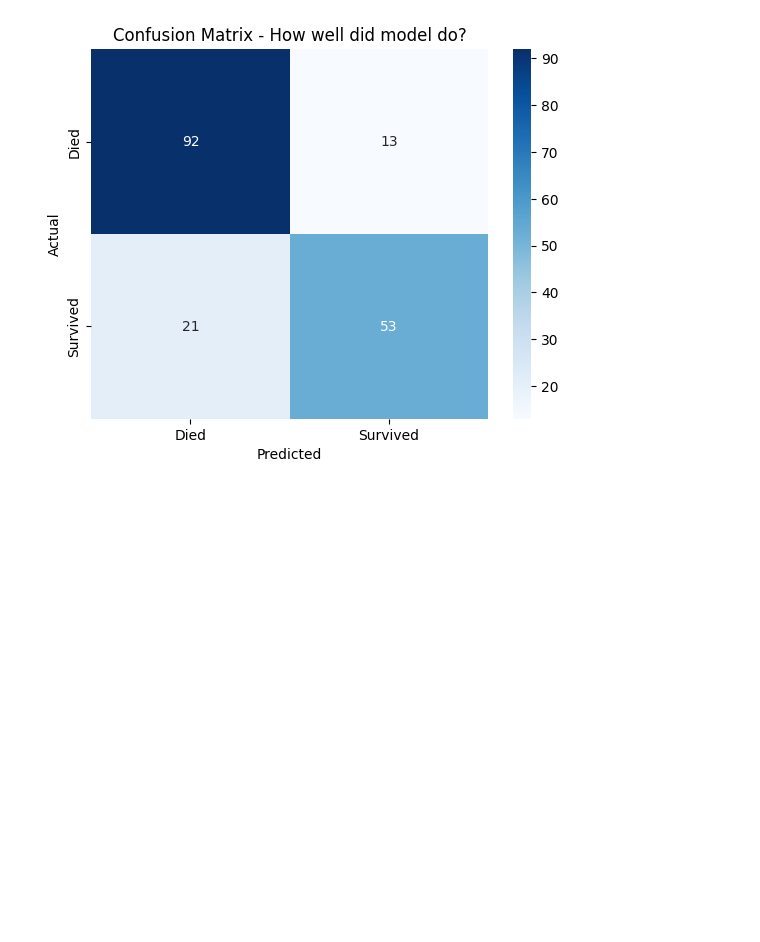
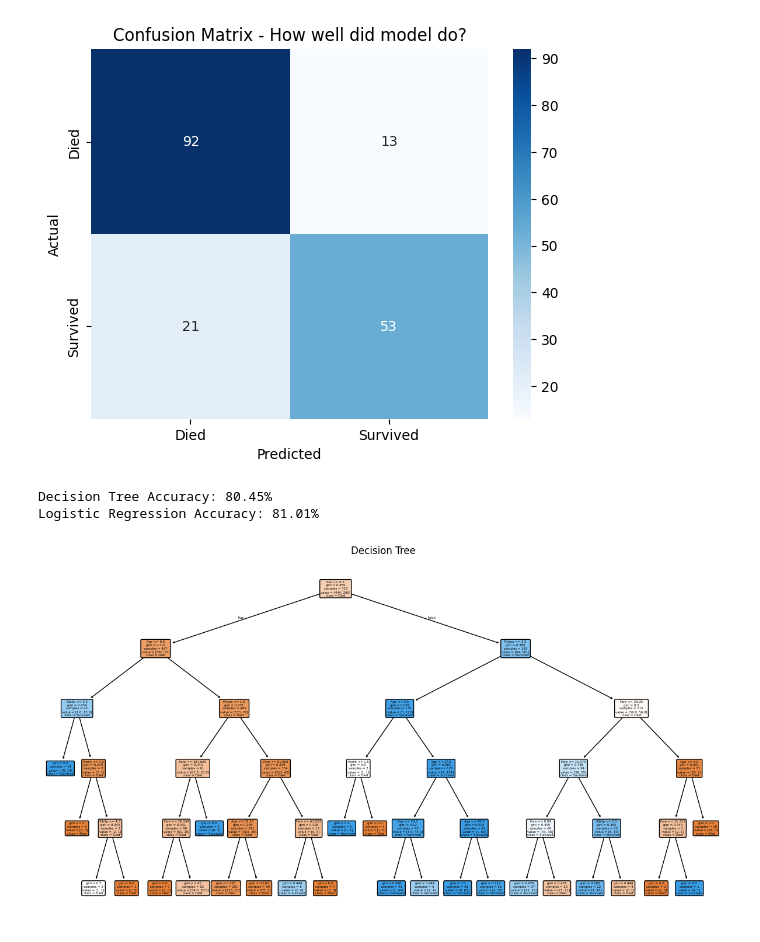
Before and after one commit to ShanaEdassery/DS-Internship, a Jupyter notebook: ml_prediction_titanic.ipynb, the cells around one changed output. Cells and saved outputs as stored; diff of their text form; code cells hidden in the pictures; blank space fills up the shorter version.

Commit message:
Add files via upload
Day 6 - ML Comparison Study: Logistic Regression (81.01%)
vs Decision Tree. Identified overfitting at depth 10.
Includes confusion matrix analysis and model comparison.

```diff
--- a/ml_prediction_titanic.ipynb
+++ b/ml_prediction_titanic.ipynb
@@ -116,4 +131,33 @@ plt.xlabel('Predicted')
 plt.show()
 # %% [output]
 [figure]
+# %%
+from sklearn.tree import DecisionTreeClassifier
+from sklearn import tree
+
+dt_model=DecisionTreeClassifier(max_depth=5, random_state=42)
+
+dt_model.fit(X_train, y_train)
+dt_pred=dt_model.predict(X_test)
+dt_accuracy=accuracy_score(y_test, dt_pred)
+
+print(f"Decision Tree Accuracy: {dt_accuracy:.2%}")
+print(f"Logistic Regression Accuracy: 81.01%")
+# %% [output]
+Decision Tree Accuracy: 80.45%
+Logistic Regression Accuracy: 81.01%
+# %%
+import matplotlib.pyplot as plt
+import seaborn as sns
+
+plt.figure(figsize=(15,8))
+tree.plot_tree(dt_model,
+    feature_names=features,
+    class_names=['Died', 'Survived'],
+    filled=True,
+    rounded=True)
+plt.title('Decision Tree')
+plt.show()
+# %% [output]
+[figure, added]
 # %%
```
Also changed, not shown: parts of 2 cells of this notebook.
